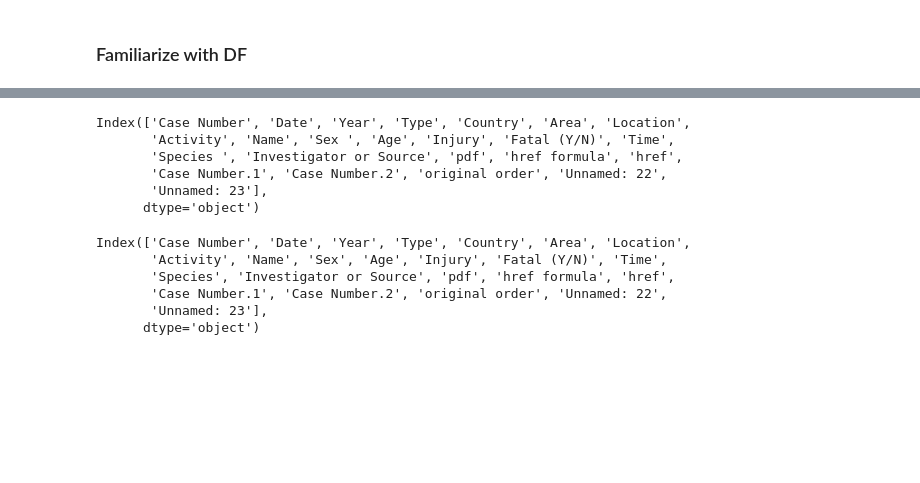
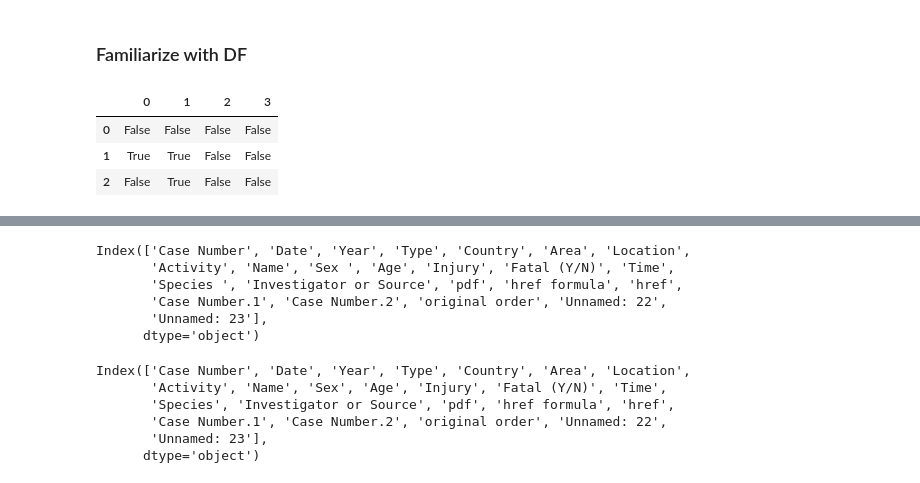
Before and after one commit to zk97/project-pandas, a Jupyter notebook: main.ipynb, the cells around one changed output, grey strips where cells are left out. Drawn from its saved outputs; the diff is of its cells as text; code cells hidden in the pictures; blank space fills up the shorter version.

```diff
--- a/main.ipynb
+++ b/main.ipynb
@@ -10,3 +47,12 @@ data=pd.read_csv('attacks.csv',encoding='latin-1')
+# %%
+df = pd.DataFrame([[1,2,3,5],[15,21,1,5],[3,12,3,1]])
+# %%
+df[df>10]
+# %% [output]
+|  | 0 | 1 | 2 | 3 |
+| 0 | False | False | False | False |
+| 1 | True | True | False | False |
+| 2 | False | True | False | False |
 # %%
 data.head()
 # %% [output]
```
Also changed, not shown: parts of 12 cells of this notebook.
